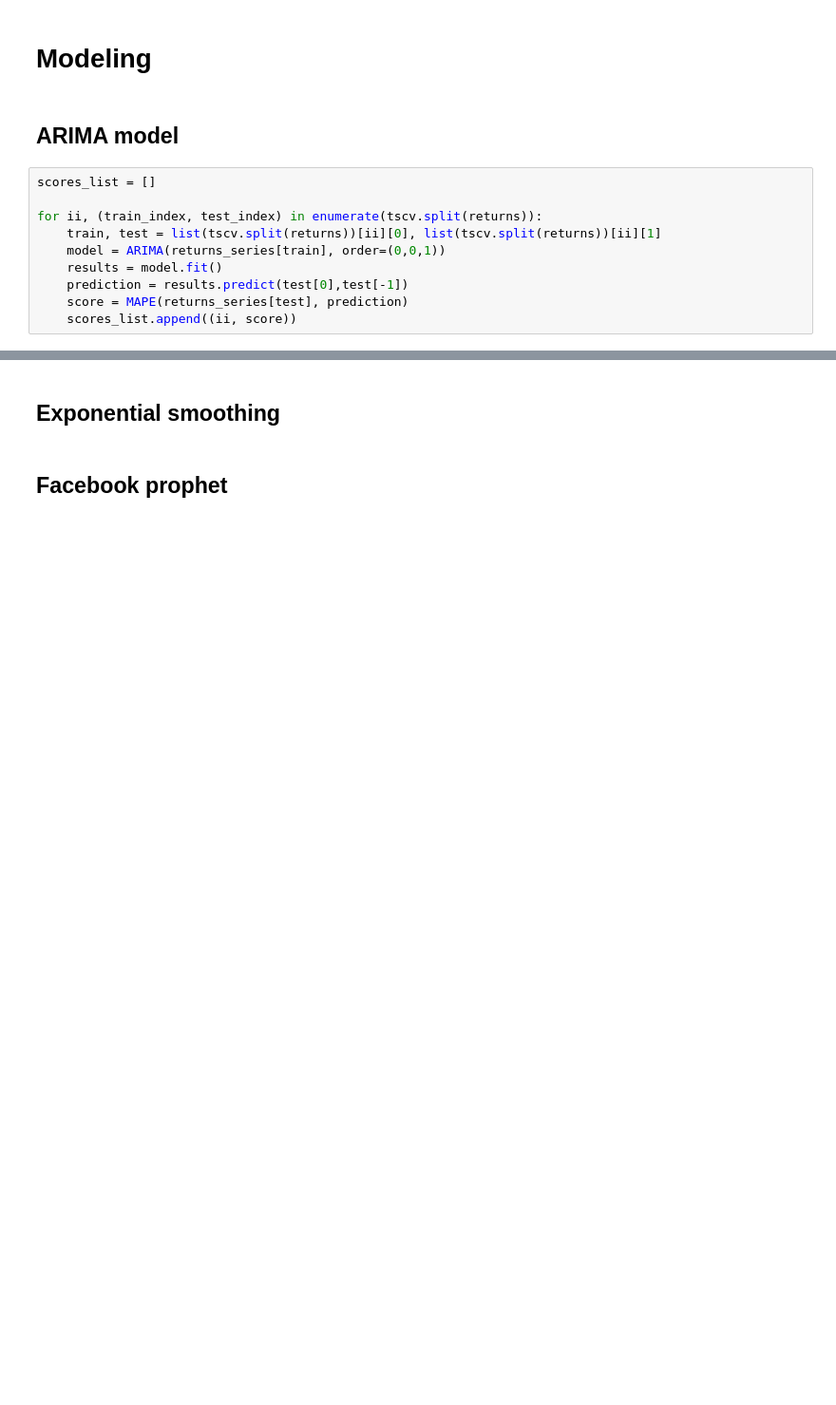
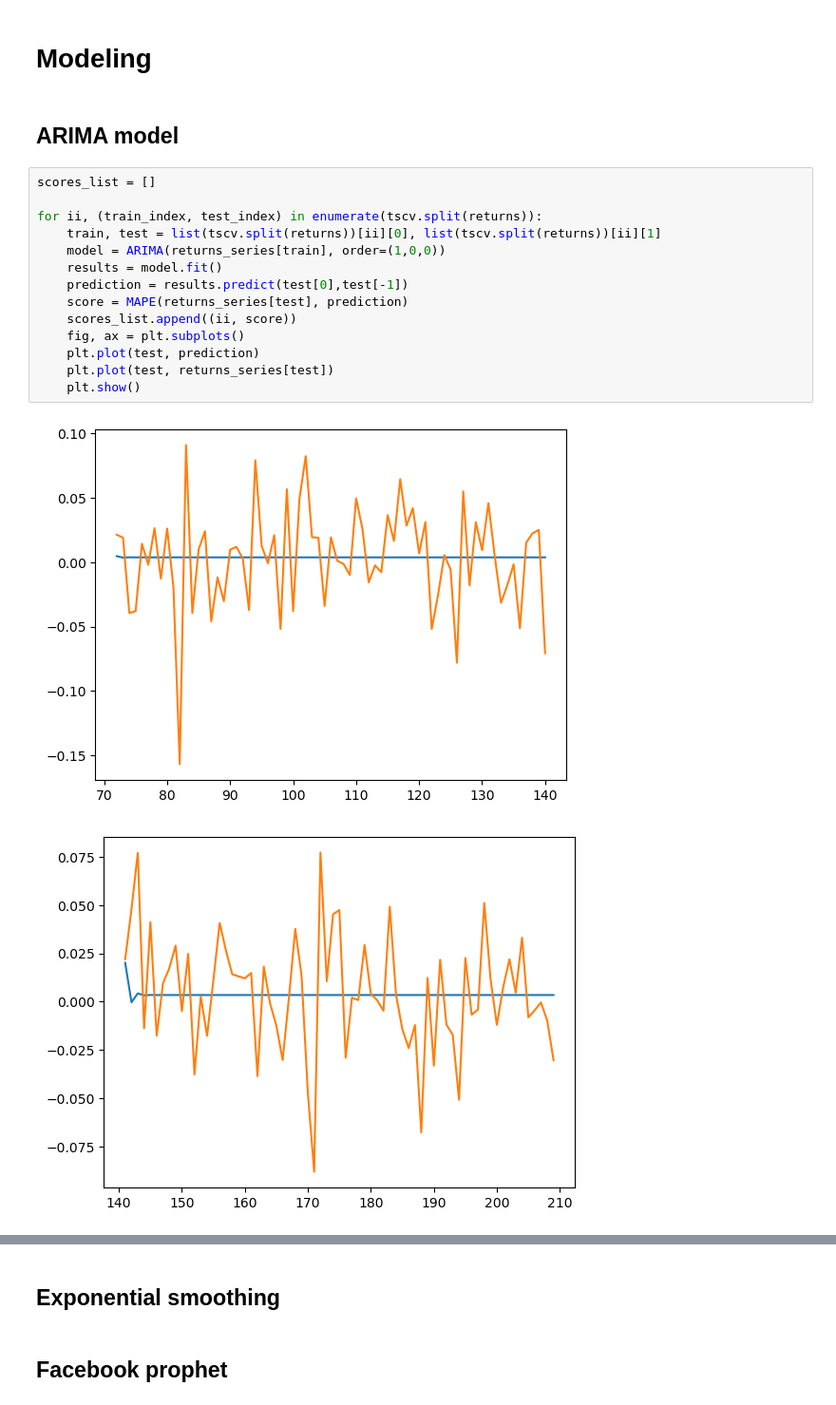
Before and after one commit to nhongphuc/Stock-prediction, a Jupyter notebook: Capstone3_part2.ipynb, the cells around one changed output, grey strips where cells are left out. Shown: that part at 95% size. Drawn from its saved outputs; the diff is of its cells as text; blank space fills up the shorter version.

```diff
--- a/Capstone3_part2.ipynb
+++ b/Capstone3_part2.ipynb
@@ -60,10 +60,17 @@ LEN OF TRAIN_INDEX: 348 LEN OF TEST_INDEX: 69
 # %%
 scores_list = []
 
 for ii, (train_index, test_index) in enumerate(tscv.split(returns)):
     train, test = list(tscv.split(returns))[ii][0], list(tscv.split(returns))[ii][1]
-    model = ARIMA(returns_series[train], order=(0,0,1))
+    model = ARIMA(returns_series[train], order=(1,0,0))
     results = model.fit()
     prediction = results.predict(test[0],test[-1])
     score = MAPE(returns_series[test], prediction)
     scores_list.append((ii, score))
+    fig, ax = plt.subplots()
+    plt.plot(test, prediction)
+    plt.plot(test, returns_series[test])
+    plt.show()
+# %% [output]
+[figure, added]
+[figure, added]
```
Also changed, not shown: parts of 5 cells of this notebook.
